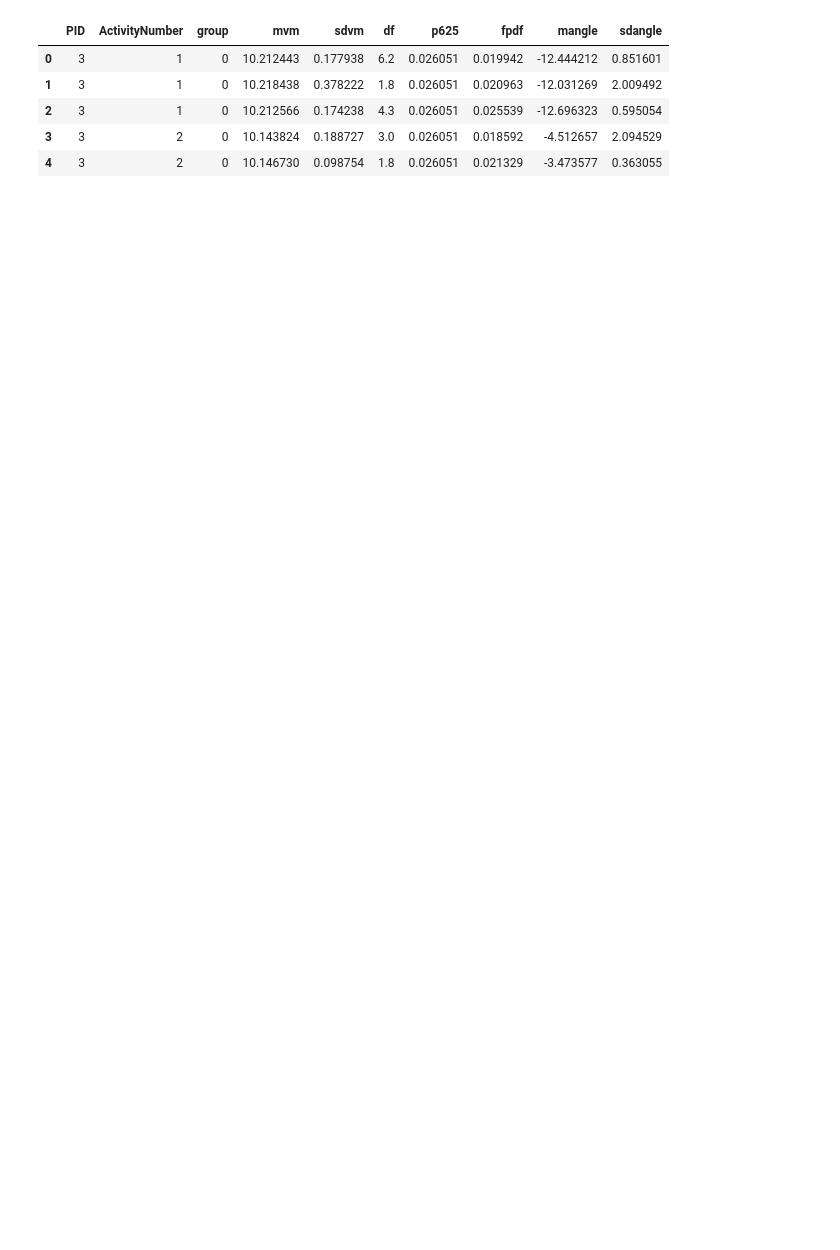
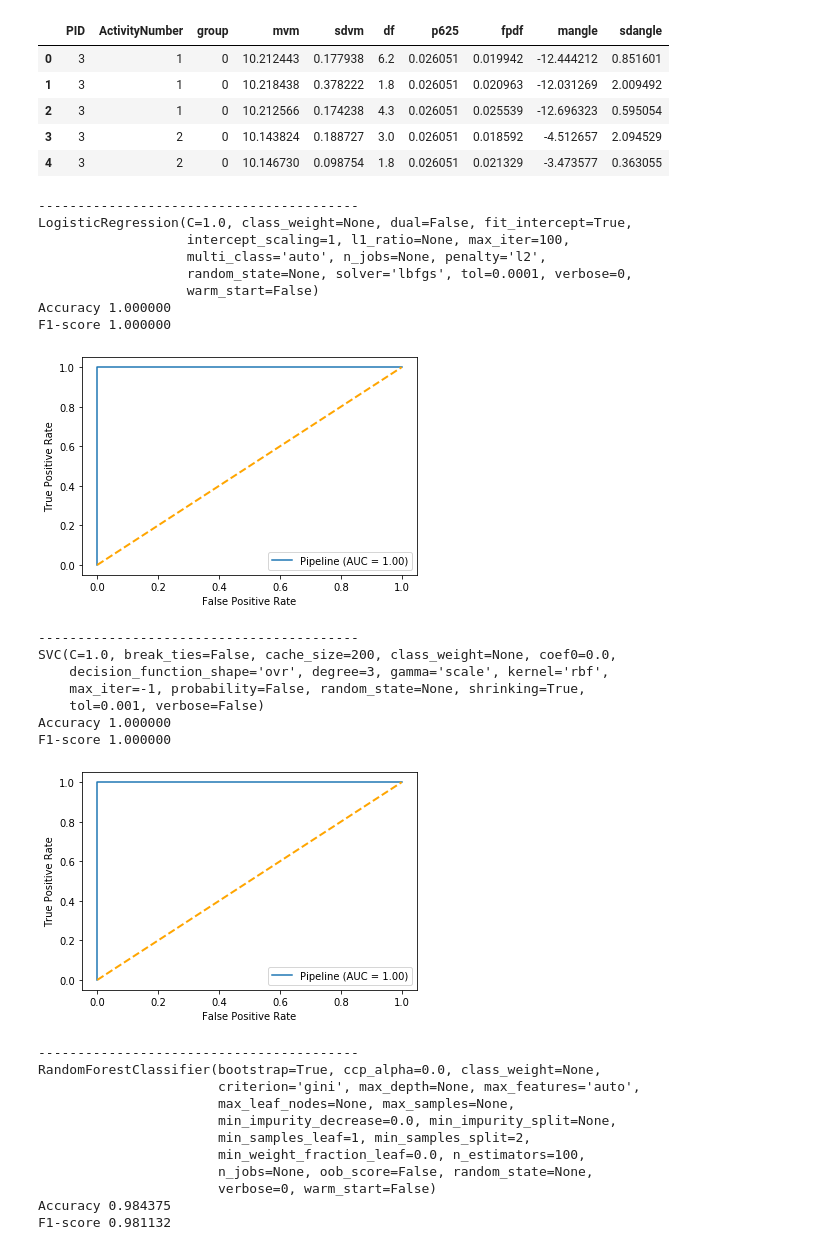
Before and after one commit to RaterBai/Activity-Recognition, a Jupyter notebook: code/modeling.ipynb, the cells around one changed output. Saved outputs shown, nothing was run; the diff lists cells and outputs as text; code cells hidden in the pictures; blank space fills up the shorter version.

```diff
--- a/code/modeling.ipynb
+++ b/code/modeling.ipynb
@@ -33,3 +39,63 @@ rf = RandomForestClassifier()
 RF_gs = GridSearchCV(estimator=rf, param_grid=params, scoring='roc_auc', cv = 5,verbose=10)
 RF_gs.fit(X_train, y_train)
 estimator = RF_gs.best_estimator_
+# %%
+clfs = []
+lr = LogisticRegression()
+svm = SVC()
+rf = RandomForestClassifier()
+dt = DecisionTreeClassifier()
+
+clfs.append(lr)
+clfs.append(svm)
+clfs.append(rf)
+clfs.append(dt)
+# %%
+pipeline = Pipeline([
+    ('normalizer', StandardScaler()),  # normalize data
+    ('clf', SVC())  # fit Logistic regression model
+])
+# %%
+for clf in clfs:
+    pipeline.set_params(clf =  clf)
+    pipeline.fit(X_train, y_train)
+    y_pred = pipeline.predict(X_test)
+    acc = accuracy_score(y_test, y_pred)
+    f1 = f1_score(y_test, y_pred)
+    #y_score = pipeline.decision_function(X_test)
+    print("-----------------------------------------")
+    print(str(clf))
+    print("Accuracy %f"%acc)
+    print("F1-score %f"%f1)
+    clf_disp = plot_roc_curve(pipeline, X_test, y_test)
+    plt.plot([0, 1], [0, 1], color='orange', lw=2, linestyle='--')
+    plt.show()
+# %% [output]
+-----------------------------------------
+LogisticRegression(C=1.0, class_weight=None, dual=False, fit_intercept=True,
+                   intercept_scaling=1, l1_ratio=None, max_iter=100,
+                   multi_class='auto', n_jobs=None, penalty='l2',
+                   random_state=None, solver='lbfgs', tol=0.0001, verbose=0,
+                   warm_start=False)
+Accuracy 1.000000
+F1-score 1.000000
+[figure, added]
+-----------------------------------------
+SVC(C=1.0, break_ties=False, cache_size=200, class_weight=None, coef0=0.0,
+    decision_function_shape='ovr', degree=3, gamma='scale', kernel='rbf',
+    max_iter=-1, probability=False, random_state=None, shrinking=True,
+    tol=0.001, verbose=False)
+Accuracy 1.000000
+F1-score 1.000000
+[figure, added]
+-----------------------------------------
+RandomForestClassifier(bootstrap=True, ccp_alpha=0.0, class_weight=None,
+                       criterion='gini', max_depth=None, max_features='auto',
+                       max_leaf_nodes=None, max_samples=None,
+                       min_impurity_decrease=0.0, min_impurity_split=None,
+                       min_samples_leaf=1, min_samples_split=2,
+                       min_weight_fraction_leaf=0.0, n_estimators=100,
+                       n_jobs=None, oob_score=False, random_state=None,
+                       verbose=0, warm_start=False)
+Accuracy 0.984375
+F1-score 0.981132
```
Also changed, not shown: parts of 7 cells of this notebook.
